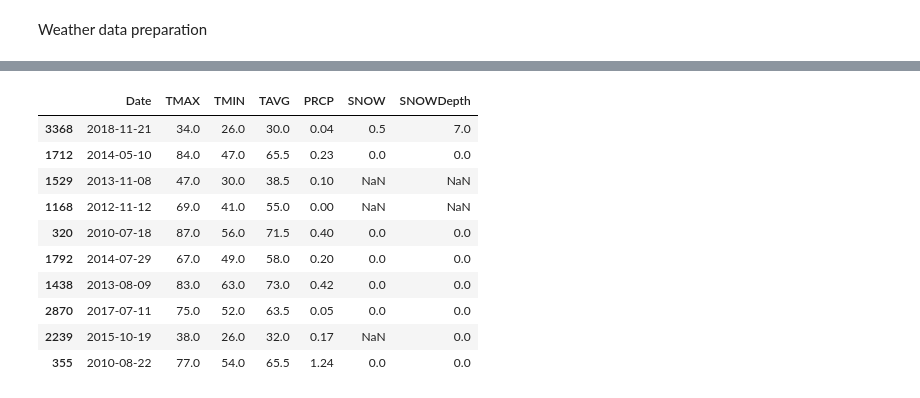
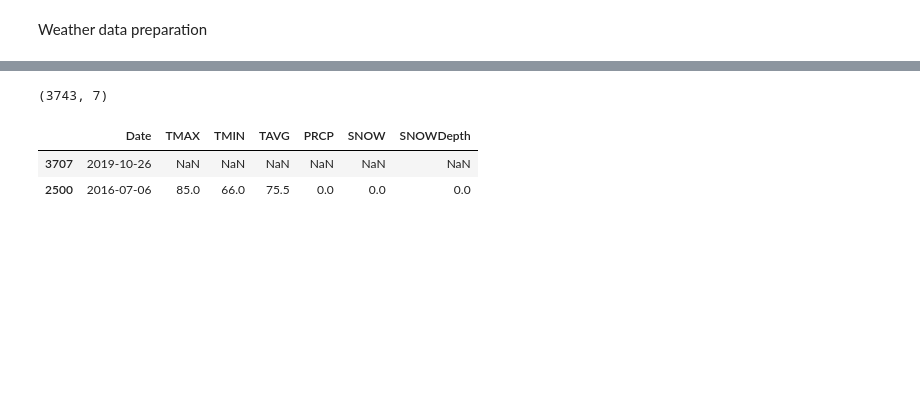
Before and after one commit to shivasanketh-rm/InfluenzaOutbreaks, a Jupyter notebook: IO_weatherPrep.ipynb, the cells around one changed output, grey strips where cells are left out. Cells and saved outputs as stored; diff of their text form; code cells hidden in the pictures; blank space fills up the shorter version.

```diff
--- a/IO_weatherPrep.ipynb
+++ b/IO_weatherPrep.ipynb
@@ -33,37 +33,27 @@ df_master.head()
 # %%
 #Read CSV file
-
+county_name = 'ROCKLAND'
 df_TPS_1 = pd.read_csv(county_name.title() + ".csv")
 df_TPS_1.head()
 df_TPS_1 = df_TPS_1.rename(columns={" Date": "DATE", " Precipitation": "PRCP", " MaxTemperature": "TMAX", " MinTemperature": "TMIN", " AvgTemperature": "TAVG", " Snowfall": "SNOW", " SnowDepth": "SNOWDepth"})
 #print(df_TPS_1.head())
 
 df_TPS_1['PRCP'] = pd.to_numeric(df_TPS_1['PRCP'], errors='coerce')
 df_TPS_1['SNOW'] = pd.to_numeric(df_TPS_1['SNOW'], errors='coerce')
 df_TPS_1['TMAX'] = pd.to_numeric(df_TPS_1['TMAX'], errors='coerce')
 df_TPS_1['TMIN'] = pd.to_numeric(df_TPS_1['TMIN'], errors='coerce')
 df_TPS_1['TAVG'] = pd.to_numeric(df_TPS_1['TAVG'], errors='coerce')
 df_TPS_1['SNOWDepth'] = pd.to_numeric(df_TPS_1['SNOWDepth'], errors='coerce')
-#print(df_TPS_1.head())
-#print(type(df_TPS_1['PRCP'][1016]))
-#print(type(df_TPS_1['SNOW'][1016]))
-
 
 #print(df_TPS_1.applymap(np.isreal))
-df_TPS_1.sample(10)
+print(df_TPS_1.shape)
+df_TPS_1.sample(2)
 #df_TPS_1.to_csv("temp.csv")
 # %% [output]
+(3743, 7)
 |  | Date | TMAX | TMIN | TAVG | PRCP | SNOW | SNOWDepth |
-| 3368 | 2018-11-21 | 34.0 | 26.0 | 30.0 | 0.04 | 0.5 | 7.0 |
-| 1712 | 2014-05-10 | 84.0 | 47.0 | 65.5 | 0.23 | 0.0 | 0.0 |
-| 1529 | 2013-11-08 | 47.0 | 30.0 | 38.5 | 0.10 | NaN | NaN |
-| 1168 | 2012-11-12 | 69.0 | 41.0 | 55.0 | 0.00 | NaN | NaN |
-| 320 | 2010-07-18 | 87.0 | 56.0 | 71.5 | 0.40 | 0.0 | 0.0 |
-| 1792 | 2014-07-29 | 67.0 | 49.0 | 58.0 | 0.20 | 0.0 | 0.0 |
-| 1438 | 2013-08-09 | 83.0 | 63.0 | 73.0 | 0.42 | 0.0 | 0.0 |
-| 2870 | 2017-07-11 | 75.0 | 52.0 | 63.5 | 0.05 | 0.0 | 0.0 |
-| 2239 | 2015-10-19 | 38.0 | 26.0 | 32.0 | 0.17 | NaN | 0.0 |
-| 355 | 2010-08-22 | 77.0 | 54.0 | 65.5 | 1.24 | 0.0 | 0.0 |
+| 3707 | 2019-10-26 | NaN | NaN | NaN | NaN | NaN | NaN |
+| 2500 | 2016-07-06 | 85.0 | 66.0 | 75.5 | 0.0 | 0.0 | 0.0 |
 # %%
 #Convert df_TPS['DATE'] to pandas Date format
 df_TPS_1['Date'] = pd.to_datetime(df_TPS_1['Date'])
```
Also changed, not shown: parts of 12 cells of this notebook.
